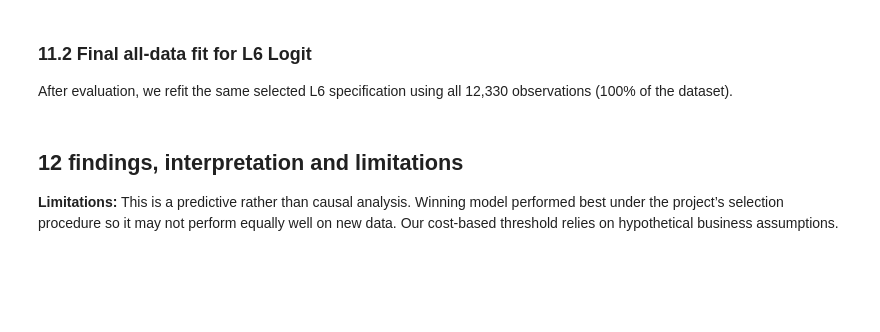
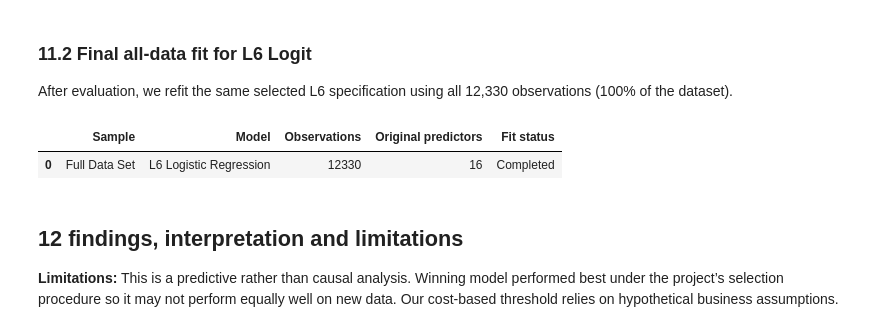
Before and after one commit to lyd-sg/Statistical-Learning, a Jupyter notebook: online_shoppers_analysis.ipynb, the cells around one changed output. Drawn from its saved outputs; the diff is of its cells as text; code cells hidden in the pictures; blank space fills up the shorter version.

Commit message:
refactor: separate pre-test validation from concise test evaluation and show final refit summary

```diff
--- a/online_shoppers_analysis.ipynb
+++ b/online_shoppers_analysis.ipynb
@@ -2081,17 +2085,31 @@ After evaluation, we refit the same selected L6 specification using all 12,330 o
 # %%
 # Final all-data refit uses the same selected pathway recipe, no new model selection.
 all_rows=pd.read_csv(data_path)
 assert len(all_rows)==12330 and set(all_rows.columns)==EXPECTED
 all_rows[CAT]=all_rows[CAT].astype('string')
 all_rows['Weekend']=all_rows['Weekend'].astype(int)
 FINAL_PIPELINE=(tree_pipeline(WINNER_FAMILY,WINNER_CONFIG['ccp_alpha'],SAFE)
     if WINNER_FAMILY in TREE_FAMILIES else build_model(WINNER_FAMILY,WINNER_CONFIG,SAFE))
 with warnings.catch_warnings(record=True) as final_warnings:
     warnings.simplefilter('always')
     FINAL_PIPELINE.fit(all_rows[SAFE],all_rows[TARGET].astype(int))
 FINAL_AUDIT=validate_fitted_model(FINAL_PIPELINE,all_rows[SAFE],'Final all-data refit')
 if any(issubclass(w.category,ConvergenceWarning) for w in final_warnings):
     raise RuntimeError('Final full-data refit convergence warning; inspect before external claims')
+
+# Summarise the successfully validated final refit.
+FINAL_FIT_TABLE=pd.DataFrame([{
+    'Sample':'Full Data Set',
+    'Model':f'{WINNER_DISPLAY} Logistic Regression' if WINNER_FAMILY=='Logit'
+             else f'{WINNER_DISPLAY} {WINNER_FAMILY}',
+    'Observations':len(all_rows),
+    'Original predictors':len(SAFE),
+    'Fit status':'Completed'
+}])
+display(FINAL_FIT_TABLE)
+# %% [output]
+|  | Sample | Model | Observations | Original predictors | Fit status |
+| 0 | Full Data Set | L6 Logistic Regression | 12330 | 16 | Completed |
 # %% [markdown]
 ## 12 findings, interpretation and limitations
 
```
Also changed, not shown: parts of 3 cells of this notebook.
